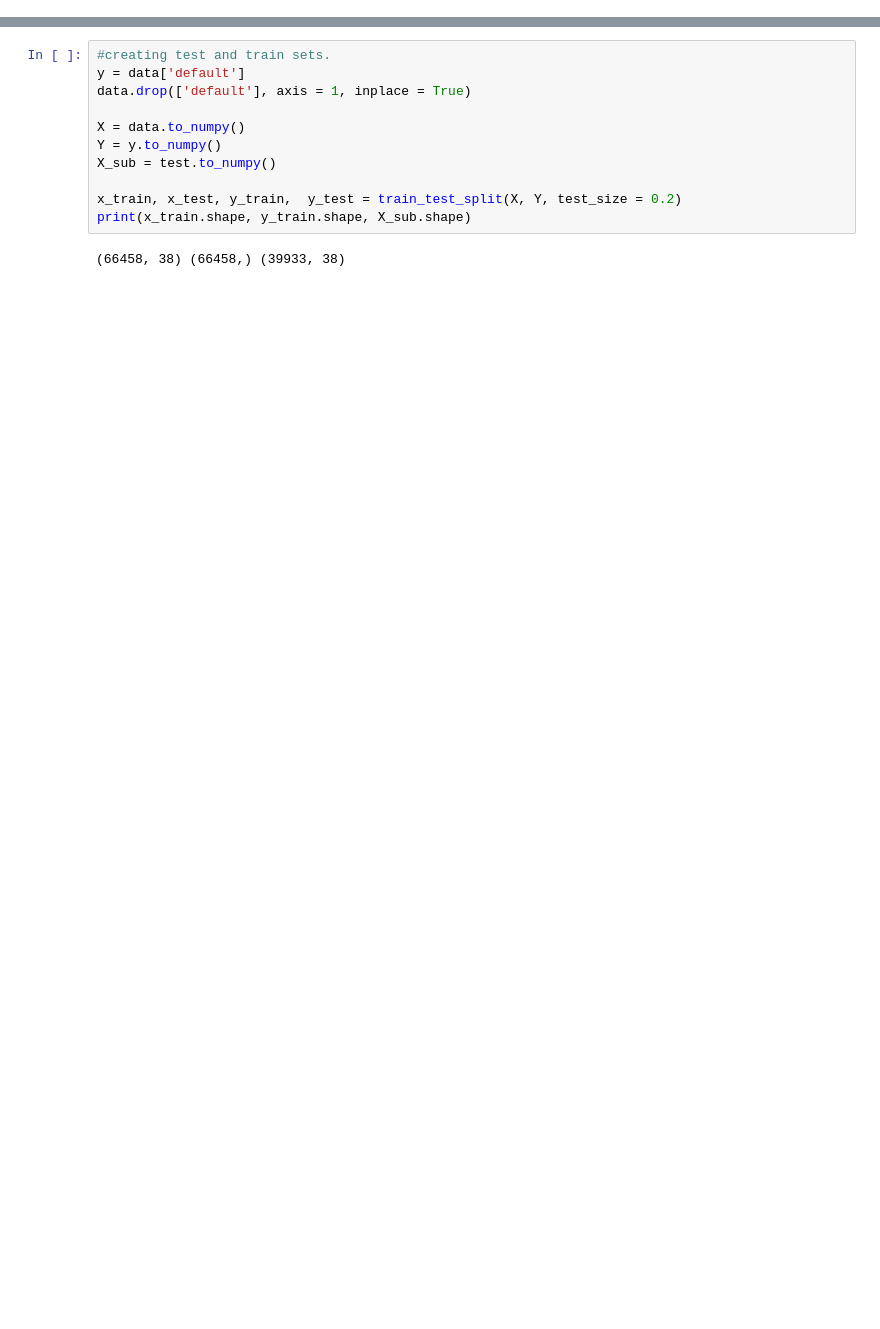
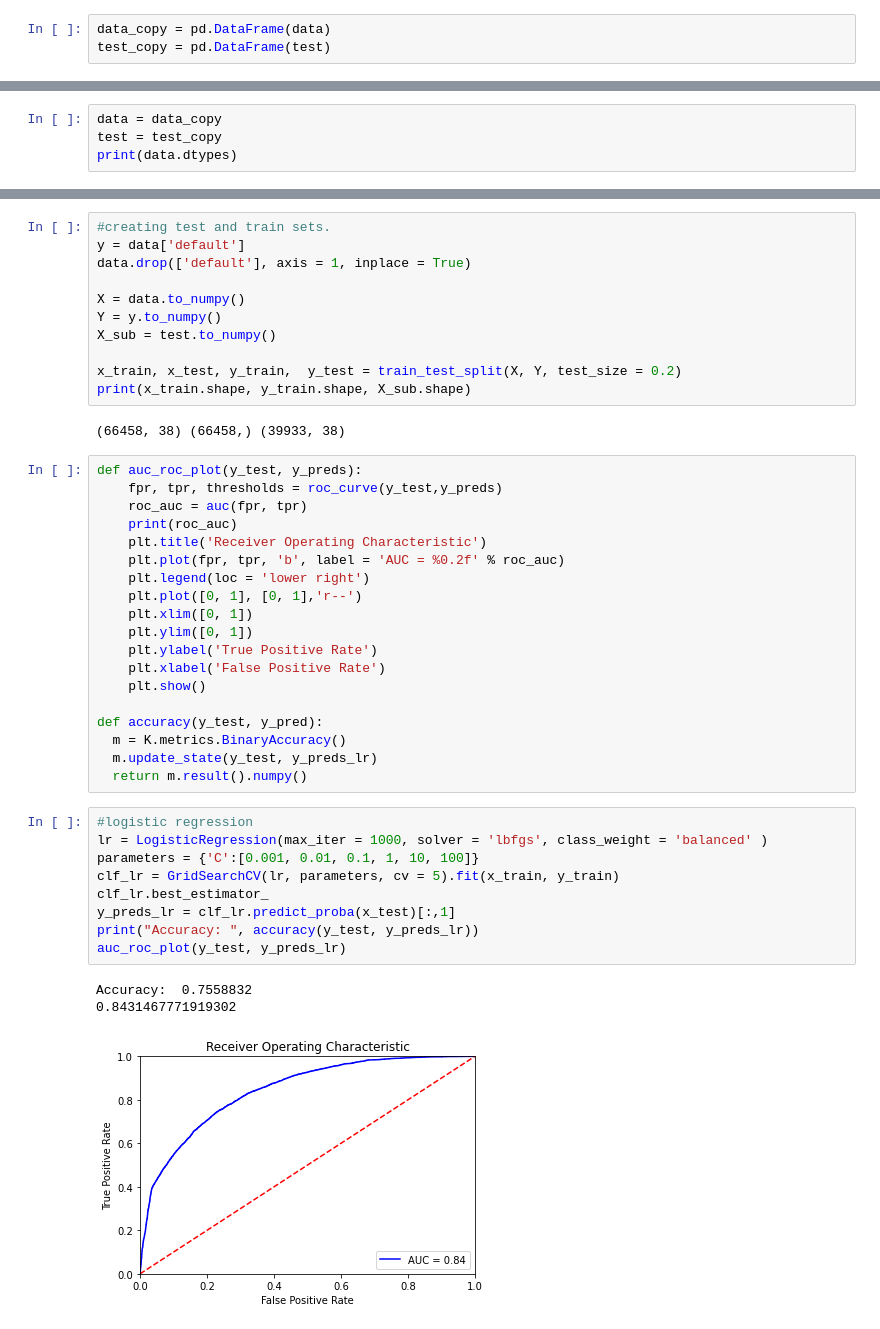
Before and after one commit to AbhayMudgal/PD_prediction, a Jupyter notebook: Default_Prediction.ipynb, the cells around one changed output, grey strips where cells are left out. Cells and saved outputs as stored; diff of their text form; blank space fills up the shorter version.

```diff
--- a/Default_Prediction.ipynb
+++ b/Default_Prediction.ipynb
@@ -433,6 +444,9 @@ Name: last_week_pay, dtype: float64
 [figure]
 [figure]
 [figure]
+# %%
+data_copy = pd.DataFrame(data)
+test_copy = pd.DataFrame(test)
 # %%
 le = LabelEncoder()
 encode = ["loan_grade", 'loan_subgrade', 'home_ownership', 'loan_purpose', 'income_verification_status', 'application_type']
@@ -453,0 +464,4 @@ test.shape
+# %%
+data = data_copy
+test = test_copy
+print(data.dtypes)
@@ -650,3 +694,35 @@ x_train, x_test, y_train,  y_test = train_test_split(X, Y, test_size = 0.2)
 print(x_train.shape, y_train.shape, X_sub.shape)
 # %% [output]
 (66458, 38) (66458,) (39933, 38)
+# %%
+def auc_roc_plot(y_test, y_preds):
+    fpr, tpr, thresholds = roc_curve(y_test,y_preds)
+    roc_auc = auc(fpr, tpr)
+    print(roc_auc)
+    plt.title('Receiver Operating Characteristic')
+    plt.plot(fpr, tpr, 'b', label = 'AUC = %0.2f' % roc_auc)
+    plt.legend(loc = 'lower right')
+    plt.plot([0, 1], [0, 1],'r--')
+    plt.xlim([0, 1])
+    plt.ylim([0, 1])
+    plt.ylabel('True Positive Rate')
+    plt.xlabel('False Positive Rate')
+    plt.show()
+
+def accuracy(y_test, y_pred):
+  m = K.metrics.BinaryAccuracy()
+  m.update_state(y_test, y_preds_lr)
+  return m.result().numpy()
+# %%
+#logistic regression
+lr = LogisticRegression(max_iter = 1000, solver = 'lbfgs', class_weight = 'balanced' )
+parameters = {'C':[0.001, 0.01, 0.1, 1, 10, 100]}
+clf_lr = GridSearchCV(lr, parameters, cv = 5).fit(x_train, y_train)
+clf_lr.best_estimator_
+y_preds_lr = clf_lr.predict_proba(x_test)[:,1]
+print("Accuracy: ", accuracy(y_test, y_preds_lr))
+auc_roc_plot(y_test, y_preds_lr)
+# %% [output]
+Accuracy:  0.7558832
+0.8431467771919302
+[figure, added]
```
Also changed, not shown: parts of 11 cells of this notebook.
